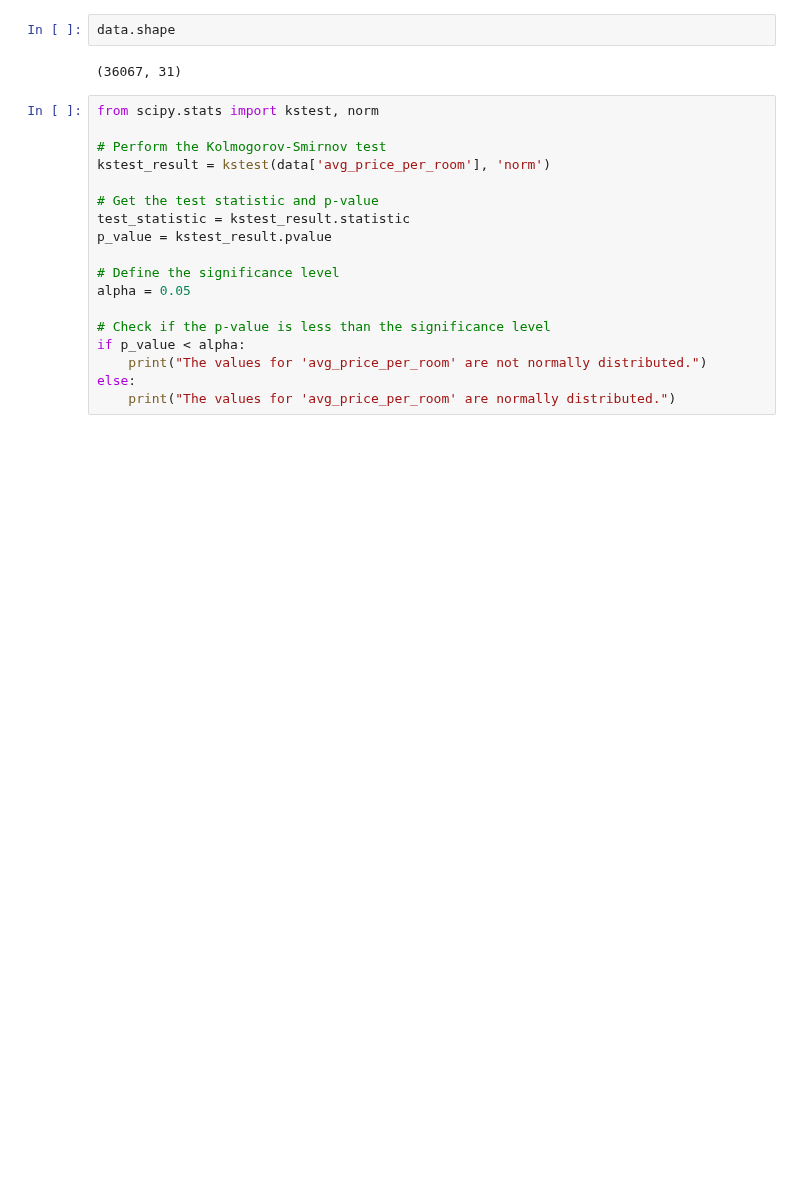
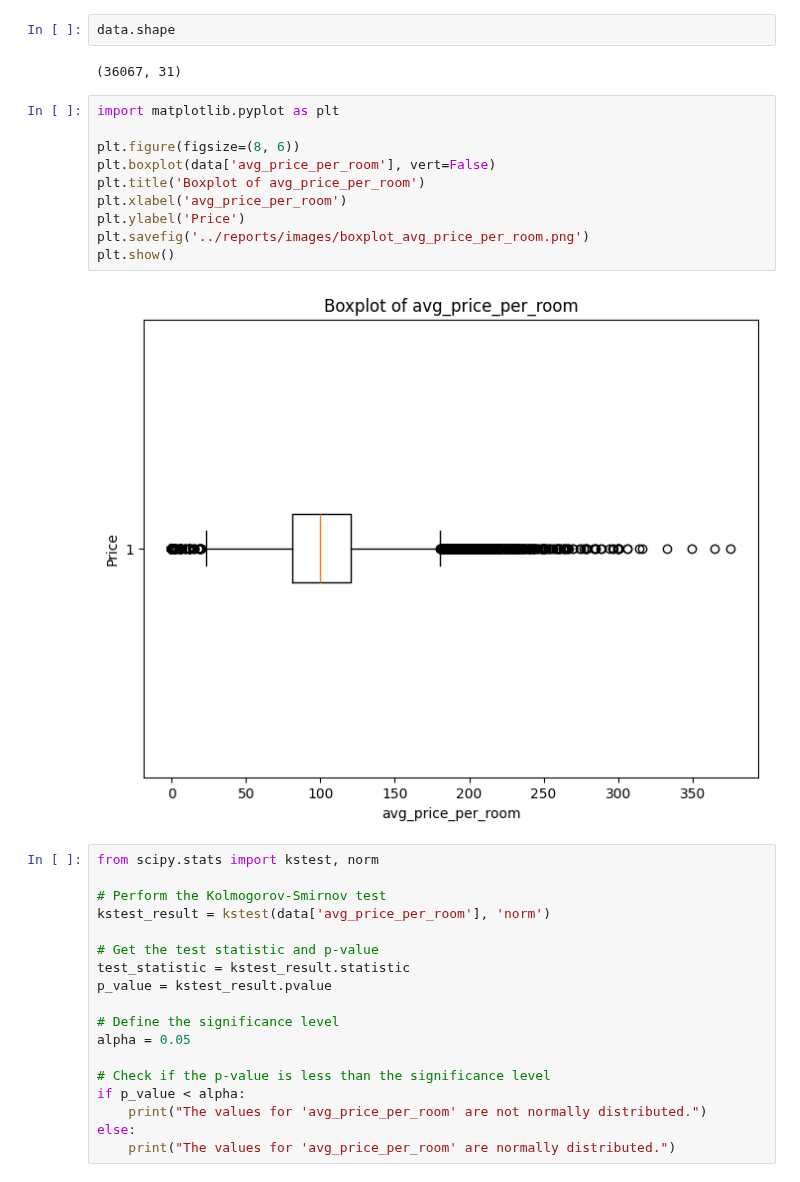
Before and after one commit to Drashko73/hotel-reservations-analysis, a Jupyter notebook: notebooks/04_annomalies_detection.ipynb, the cells around one changed output. Saved outputs shown, nothing was run; the diff lists cells and outputs as text; blank space fills up the shorter version.

```diff
--- a/notebooks/04_annomalies_detection.ipynb
+++ b/notebooks/04_annomalies_detection.ipynb
@@ -506,6 +506,18 @@ data = data[data['avg_price_per_room'] <= 500]
 data.shape
 # %% [output]
 (36067, 31)
+# %%
+import matplotlib.pyplot as plt
+
+plt.figure(figsize=(8, 6))
+plt.boxplot(data['avg_price_per_room'], vert=False)
+plt.title('Boxplot of avg_price_per_room')
+plt.xlabel('avg_price_per_room')
+plt.ylabel('Price')
+plt.savefig('../reports/images/boxplot_avg_price_per_room.png')
+plt.show()
+# %% [output]
+[figure, added]
 # %%
 from scipy.stats import kstest, norm
 
```
Also changed, not shown: 1 other file.
